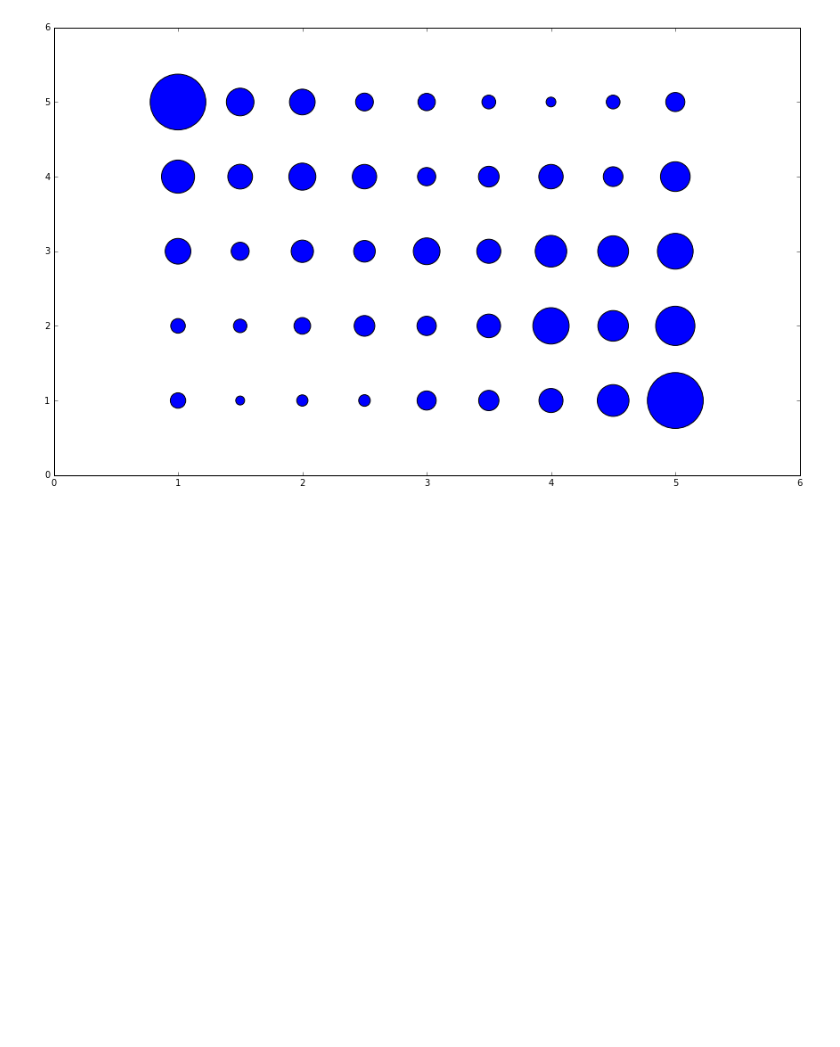
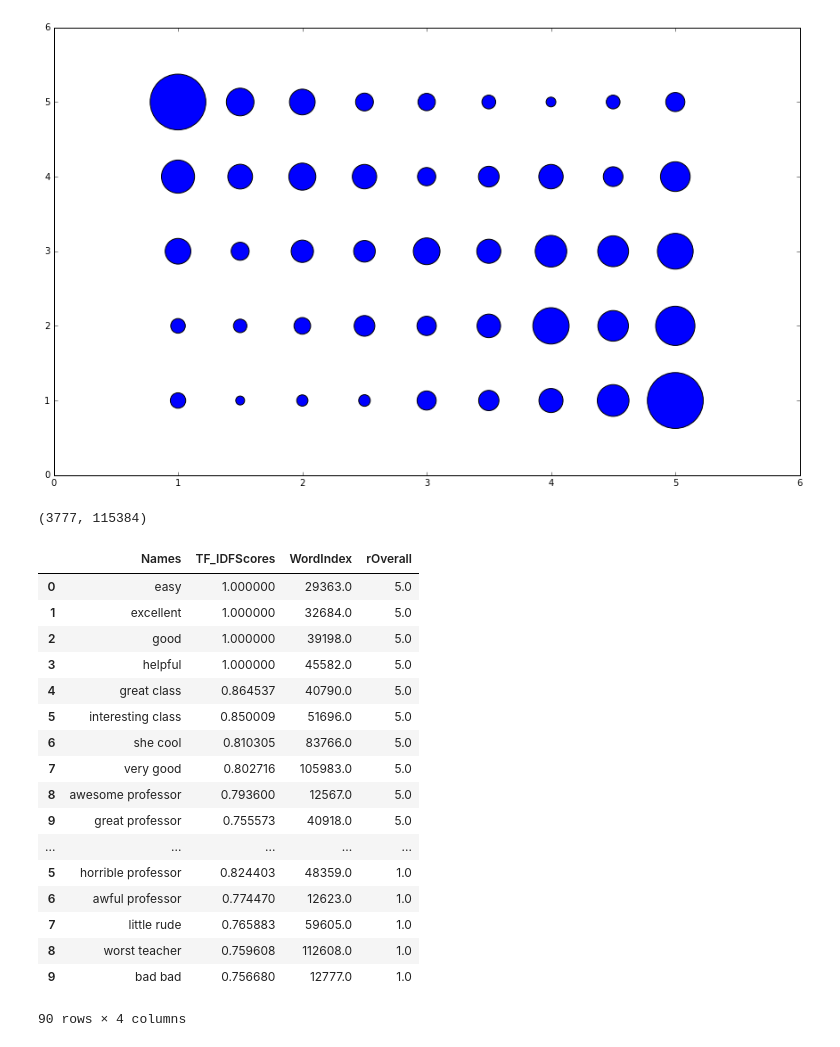
Before and after one commit to monkeydunkey/Scrape_Rate_My_professor, a Jupyter notebook: Ratings Analysis .ipynb, the cells around one changed output. Cells and saved outputs as stored; diff of their text form; code cells hidden in the pictures; blank space fills up the shorter version.

```diff
--- a/Ratings Analysis .ipynb
+++ b/Ratings Analysis .ipynb
@@ -115,3 +117,47 @@ plt.scatter(tempDf['rOverall'], tempDf['rEasy'], s=tempDf['count']*10)
 # %% [output]
 <matplotlib.collections.PathCollection at 0x...>
 [figure]
+# %%
+df = pd.read_csv('ratings.csv')[['rOverall', 'rComments']].dropna().reset_index()
+count_vect = CountVectorizer(ngram_range=(1,3))
+X_train_counts = count_vect.fit_transform(df.rComments)
+tfidf_transformer = TfidfTransformer()
+X_train_tfidf = tfidf_transformer.fit_transform(X_train_counts)
+X_train_tfidf.shape
+# %% [output]
+(3777, 115384)
+# %%
+tempDf = pd.DataFrame({'WordIndex' : [], 'TF_IDFScores' : [], 'Names' : [], 'rOverall' : []})
+for i in df['rOverall'].unique():
+    indexs = df[df['rOverall'] == i].index.values
+    temp_dense = X_train_tfidf[indexs,:].todense()
+    MaxFeatureValues = temp_dense.max(axis = 0).tolist()[0]
+    phrase_scores = [pair for pair in zip(range(0, len(MaxFeatureValues)), MaxFeatureValues) if pair[1] > 0]
+    TopWords = sorted(phrase_scores, key=lambda t: t[1] * -1)[:10]
+    ind = [x[0] for x in TopWords]
+    featurelist = count_vect.get_feature_names()
+    TopWordsNames = [featurelist[j] for j in ind]
+    tempDataframe = pd.DataFrame(TopWords, columns=['WordIndex', 'TF_IDFScores'])
+    tempDataframe['Names'] = TopWordsNames
+    tempDataframe['rOverall'] = i
+    tempDf = tempDf.append(tempDataframe)
+tempDf
+# %% [output]
+|  | Names | TF_IDFScores | WordIndex | rOverall |
+| 0 | easy | 1.000000 | 29363.0 | 5.0 |
+| 1 | excellent | 1.000000 | 32684.0 | 5.0 |
+| 2 | good | 1.000000 | 39198.0 | 5.0 |
+| 3 | helpful | 1.000000 | 45582.0 | 5.0 |
+| 4 | great class | 0.864537 | 40790.0 | 5.0 |
+| 5 | interesting class | 0.850009 | 51696.0 | 5.0 |
+| 6 | she cool | 0.810305 | 83766.0 | 5.0 |
+| 7 | very good | 0.802716 | 105983.0 | 5.0 |
+| 8 | awesome professor | 0.793600 | 12567.0 | 5.0 |
+| 9 | great professor | 0.755573 | 40918.0 | 5.0 |
+| ... | ... | ... | ... | ... |
+| 5 | horrible professor | 0.824403 | 48359.0 | 1.0 |
+| 6 | awful professor | 0.774470 | 12623.0 | 1.0 |
+| 7 | little rude | 0.765883 | 59605.0 | 1.0 |
+| 8 | worst teacher | 0.759608 | 112608.0 | 1.0 |
+| 9 | bad bad | 0.756680 | 12777.0 | 1.0 |
+90 rows × 4 columns
```
Also changed, not shown: parts of 6 cells of this notebook, 1 other file.
